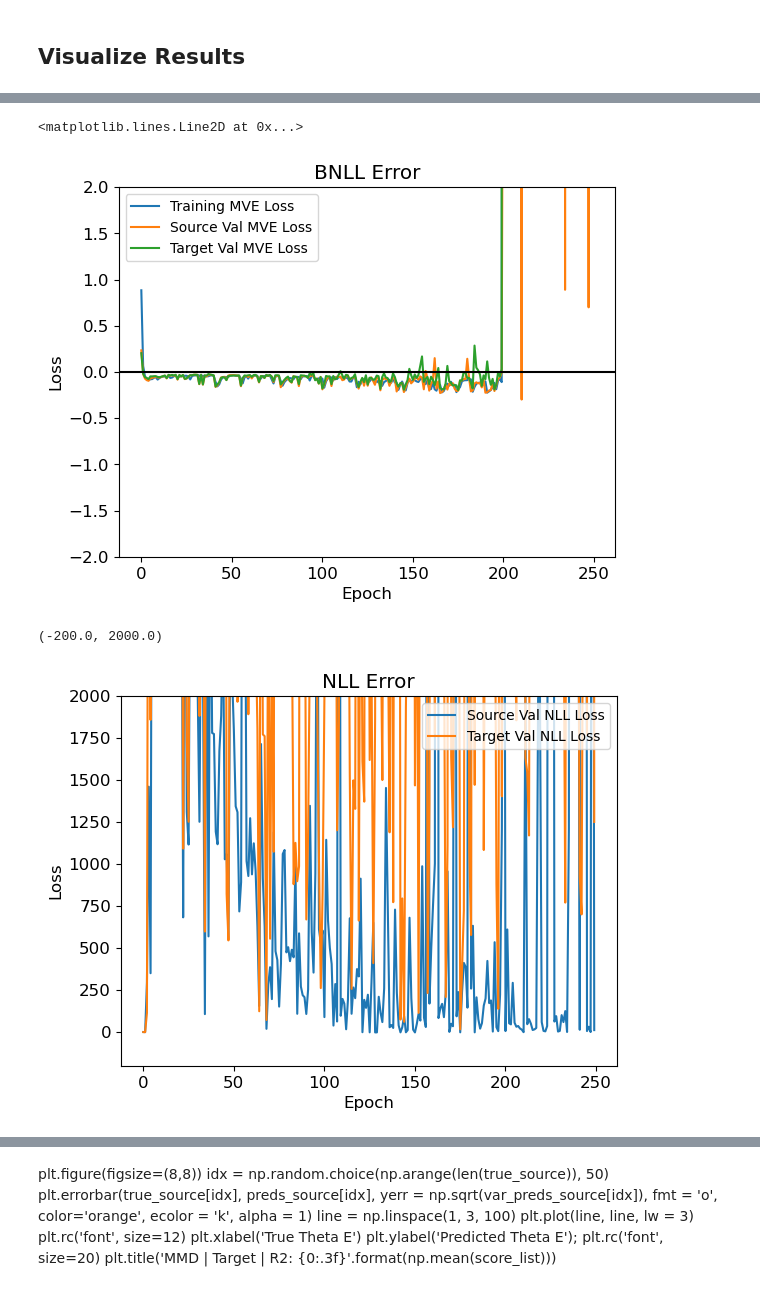
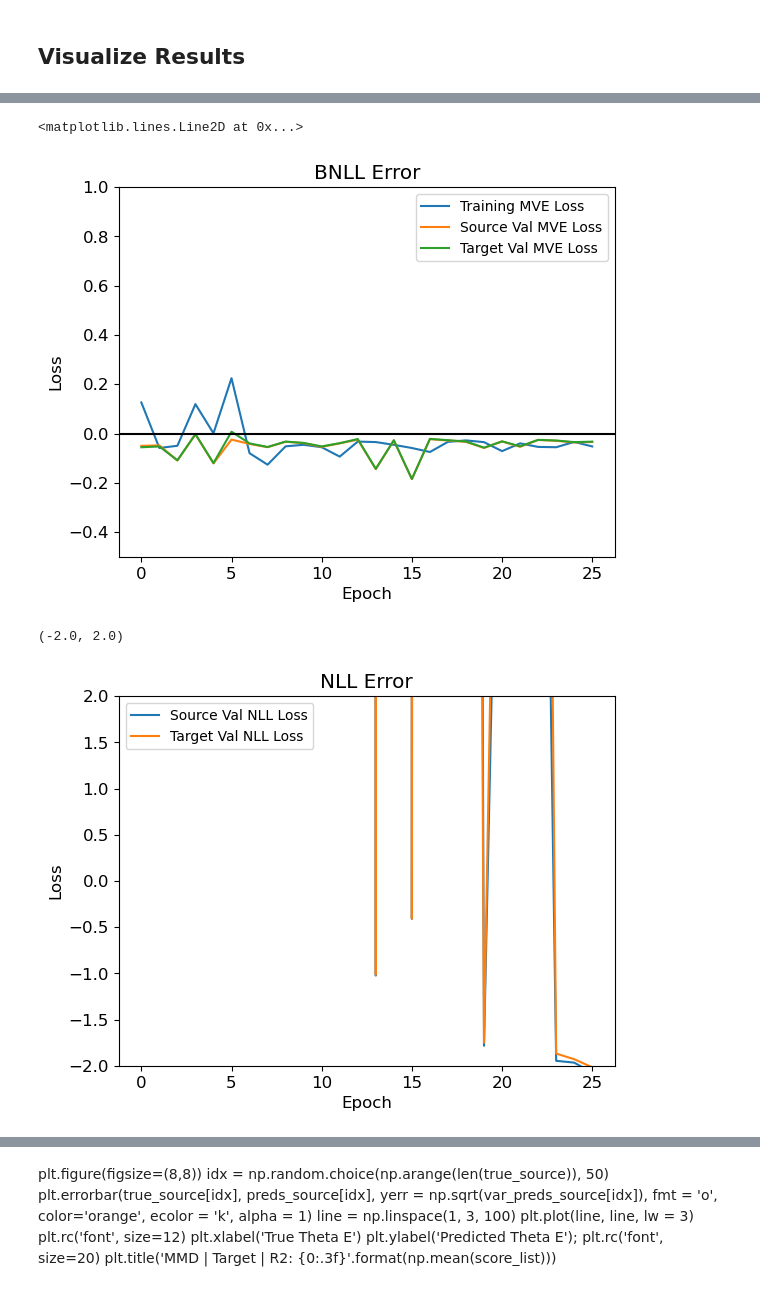
Before and after one commit to deepskies/DomainAdaptiveMVEforLensModeling, a Jupyter notebook: src/training/PaperMVE/VisualizeModel.ipynb, the cells around one changed output, grey strips where cells are left out. Saved outputs shown, nothing was run; the diff lists cells and outputs as text; code cells hidden in the pictures.

```diff
--- a/src/training/PaperMVE/VisualizeModel.ipynb
+++ b/src/training/PaperMVE/VisualizeModel.ipynb
@@ -114,7 +114,7 @@ Estimated Total Size (MB): 0.99
 # %%
 # Loads a model for plotting/viz
 
-viz_mod_name = "models/papermve_v8_aug24_1615_final"
+viz_mod_name = "models/papermve_v12_aug24_2300_nll"
 model.load_state_dict(torch.load(viz_mod_name)['state_dict'])
 stats = json.load(open(viz_mod_name+'.json', 'r'))
 # %%
@@ -205,25 +205,25 @@ plt.ylabel("Loss")
 plt.legend(fontsize = 'small')
 # plt.ylim(-2, 2)
 # plt.xlim(100, 300)
-plt.ylim(-2, 2)
+plt.ylim(-0.5, 1)
 plt.axhline(0, color = 'k')
 # %% [output]
 <matplotlib.lines.Line2D at 0x...>
-[figure, old version]
+[figure, new version]
 # %%
 # BNLL for MVE
 plt.title("NLL Error")
 plt.plot()
 plt.plot(eps, stats['val_source_nll_loss'], label = "Source Val NLL Loss")
 plt.plot(eps, stats['val_target_nll_loss'], label = "Target Val NLL Loss")
 plt.xlabel("Epoch")
 plt.ylabel("Loss")
 plt.legend(fontsize = 'small')
-#plt.ylim(-2, 1)
-plt.ylim(-200, 2000)
+plt.ylim(-2, 2)
+#plt.ylim(-200, 2000)
 # %% [output]
-(-200.0, 2000.0)
+(-2.0, 2.0)
-[figure, old version]
+[figure, new version]
 # %%
 # R2 Scores
 plt.title("R2 Scores")
```
Also changed, not shown: parts of 16 cells of this notebook, 33 other files.
